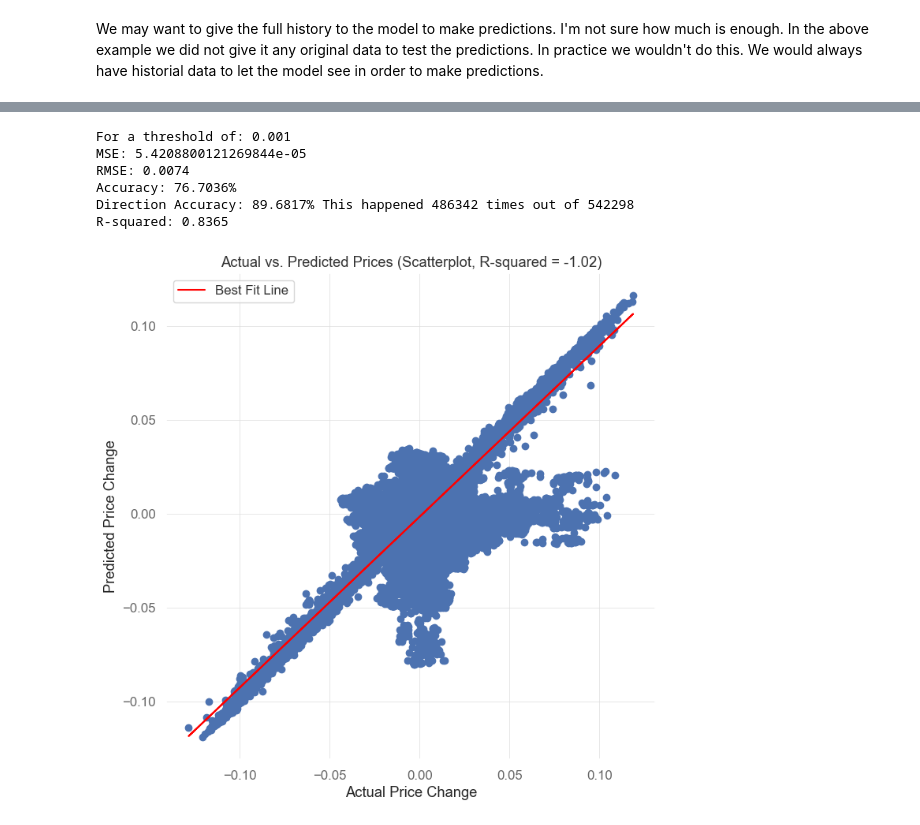
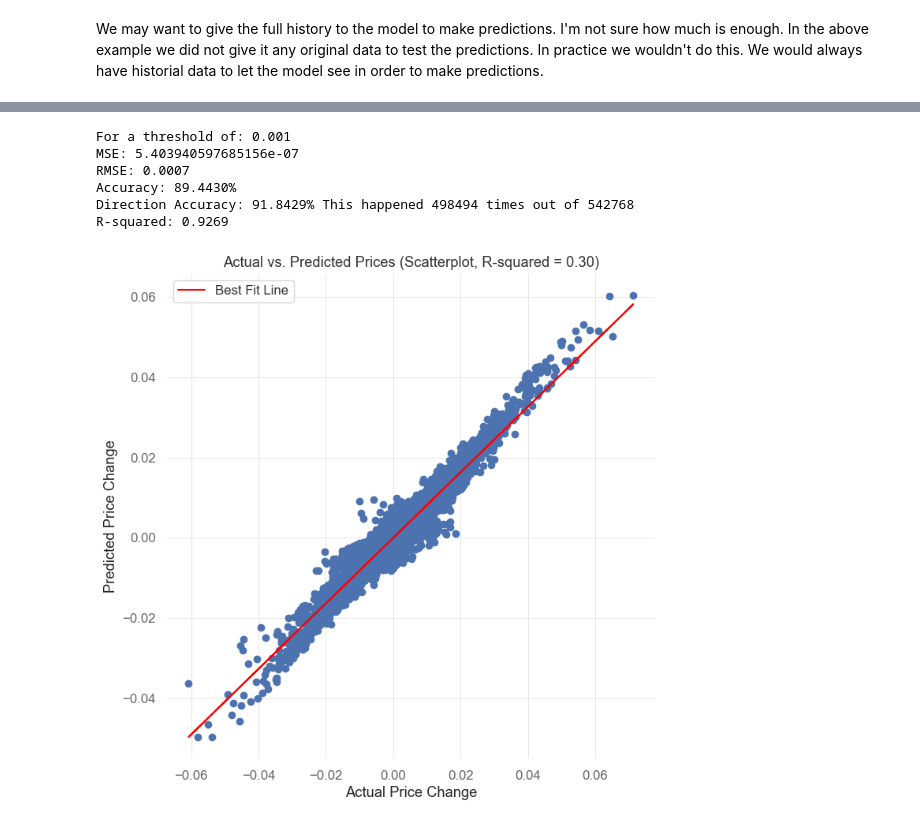
Before and after one commit to eervin123/feature-engineering, a Jupyter notebook: random-forest/random-forest-testing-momo-v1.2.ipynb, the cells around one changed output, grey strips where cells are left out. Cells and saved outputs as stored; diff of their text form; code cells hidden in the pictures.

Commit message:
model is pretty good at predictions sub 30 minutes

```diff
--- a/random-forest/random-forest-testing-momo-v1.2.ipynb
+++ b/random-forest/random-forest-testing-momo-v1.2.ipynb
@@ -200,7 +200,7 @@ data.tail()
 # %% [markdown]
 # Now build a model using the new columns as features
 # %%
-forecast = 8*60 # minutes into the future to predict
+forecast = 10 # minutes into the future to predict
 data_filter = len(data)*0.8 # 80% of the data will be used for training
 df = data.iloc[:int(data_filter)] # training data
 cols = df.columns
@@ -282,8 +282,8 @@ plot_scatter(y_val, y_pred, stats['r2'])
 # %% [markdown]
 # Train the model on only a portion of the data then validate it
 # %%
-forecast = 8*60 # minutes into the future to predict
-data_filter = len(data)*0.8 # 80% of the data will be used for training
+forecast =  10# minutes into the future to predict
+data_filter = len(data)*0.95 # 80% of the data will be used for training
 train_df = data.iloc[:int(data_filter)] # training data
 cols = df.columns
 
@@ -357,7 +362,7 @@ We may want to give the full history to the model to make predictions. I'm not s
 # %%
 # Test the model on the full dataset
 
-forecast = 8*60 # minutes into the future to predict
+forecast = 10 # minutes into the future to predict
 data_filter = len(data)*1.00 # 100% of the data will be used for training
 df = data.iloc[:int(data_filter)] # full data
 cols = df.columns
@@ -395,7 +400,7 @@ plot_scatter(y_val, y_pred, stats['r2'])
 For a threshold of: 0.001
-MSE: 5.4208800121269844e-05
-RMSE: 0.0074
-Accuracy: 76.7036%
-Direction Accuracy: 89.6817% This happened 486342 times out of 542298
-R-squared: 0.8365
+MSE: 5.403940597685156e-07
+RMSE: 0.0007
+Accuracy: 89.4430%
+Direction Accuracy: 91.8429% This happened 498494 times out of 542768
+R-squared: 0.9269
-[figure, old version]
+[figure, new version]
```
Also changed, not shown: parts of 7 cells of this notebook.
